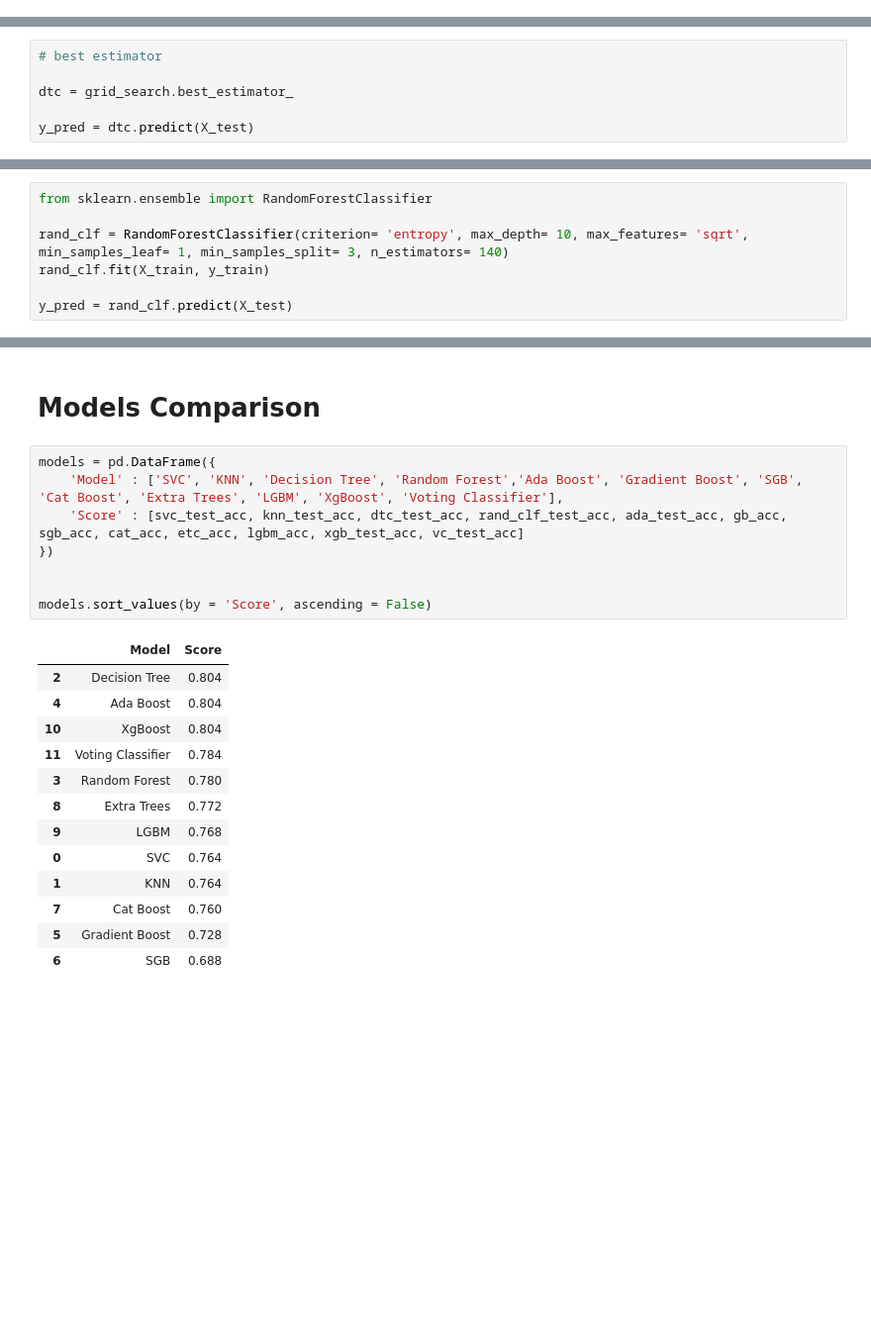
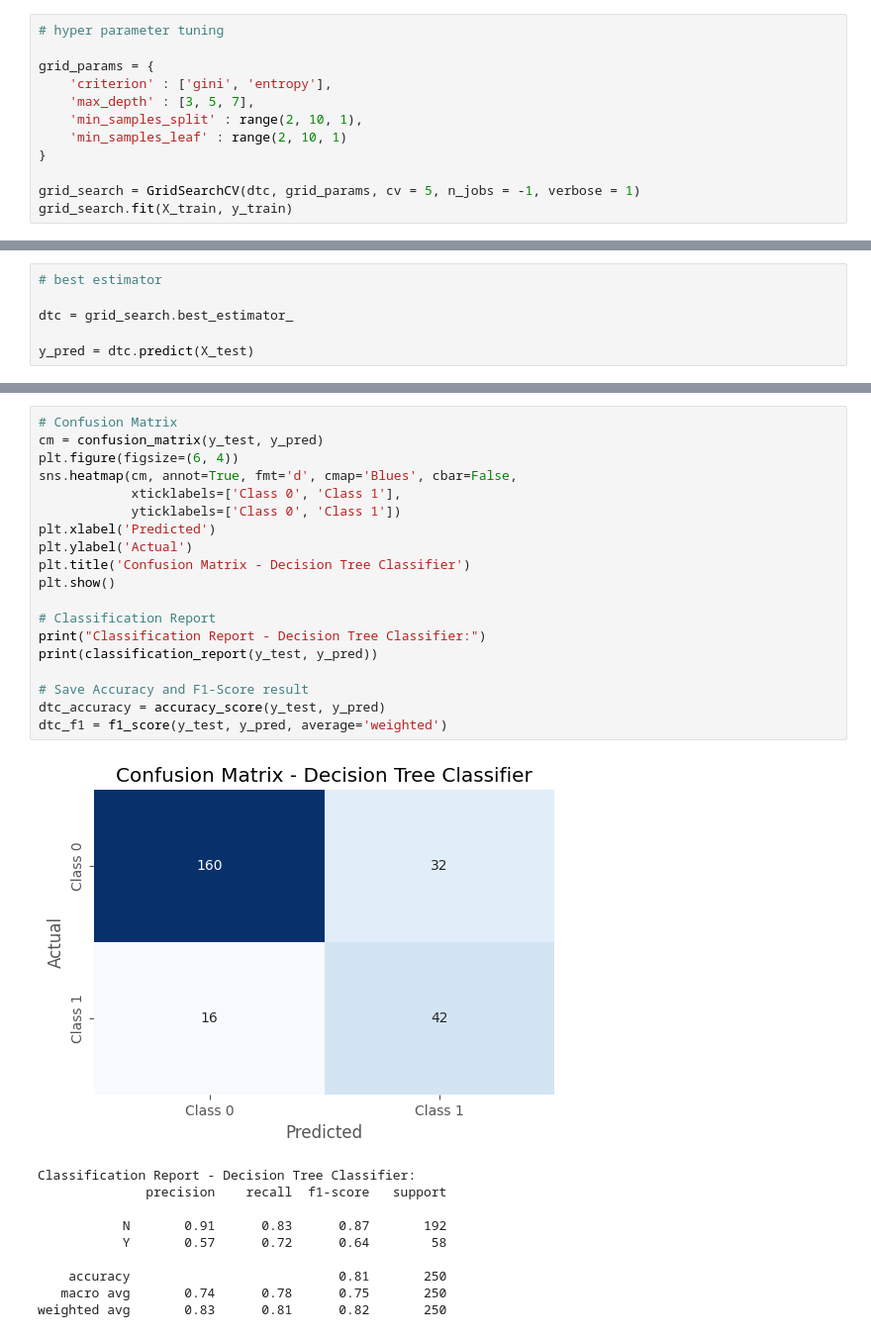
Before and after one commit to andrybrew/data-science-machine-learning-BI, a Jupyter notebook: ML/001_Classification.ipynb, the cells around one changed output, grey strips where cells are left out. Shown at 99% size. Cells and saved outputs as stored; diff of their text form; blank space fills up the shorter version.

```diff
--- a/ML/001_Classification.ipynb
+++ b/ML/001_Classification.ipynb
@@ -521,0 +588,12 @@ print(grid_search.best_score_)
+# %%
+# hyper parameter tuning
+
+grid_params = {
+    'criterion' : ['gini', 'entropy'],
+    'max_depth' : [3, 5, 7],
+    'min_samples_split' : range(2, 10, 1),
+    'min_samples_leaf' : range(2, 10, 1)
+}
+
+grid_search = GridSearchCV(dtc, grid_params, cv = 5, n_jobs = -1, verbose = 1)
+grid_search.fit(X_train, y_train)
@@ -556,7 +621,0 @@ weighted avg       0.81      0.80      0.81       250
-# %%
-from sklearn.ensemble import RandomForestClassifier
-
-rand_clf = RandomForestClassifier(criterion= 'entropy', max_depth= 10, max_features= 'sqrt', min_samples_leaf= 1, min_samples_split= 3, n_estimators= 140)
-rand_clf.fit(X_train, y_train)
-
-y_pred = rand_clf.predict(X_test)
@@ -966,24 +622,30 @@ weighted avg       0.76      0.78      0.77       250
-# %% [markdown]
-# Models Comparison
-# %%
-models = pd.DataFrame({
-    'Model' : ['SVC', 'KNN', 'Decision Tree', 'Random Forest','Ada Boost', 'Gradient Boost', 'SGB', 'Cat Boost', 'Extra Trees', 'LGBM', 'XgBoost', 'Voting Classifier'],
-    'Score' : [svc_test_acc, knn_test_acc, dtc_test_acc, rand_clf_test_acc, ada_test_acc, gb_acc, sgb_acc, cat_acc, etc_acc, lgbm_acc, xgb_test_acc, vc_test_acc]
-})
-
-
-models.sort_values(by = 'Score', ascending = False)
-# %% [output]
-|  | Model | Score |
-| 2 | Decision Tree | 0.804 |
-| 4 | Ada Boost | 0.804 |
-| 10 | XgBoost | 0.804 |
-| 11 | Voting Classifier | 0.784 |
-| 3 | Random Forest | 0.780 |
-| 8 | Extra Trees | 0.772 |
-| 9 | LGBM | 0.768 |
-| 0 | SVC | 0.764 |
-| 1 | KNN | 0.764 |
-| 7 | Cat Boost | 0.760 |
-| 5 | Gradient Boost | 0.728 |
-| 6 | SGB | 0.688 |
+# %%
+# Confusion Matrix
+cm = confusion_matrix(y_test, y_pred)
+plt.figure(figsize=(6, 4))
+sns.heatmap(cm, annot=True, fmt='d', cmap='Blues', cbar=False,
+            xticklabels=['Class 0', 'Class 1'],
+            yticklabels=['Class 0', 'Class 1'])
+plt.xlabel('Predicted')
+plt.ylabel('Actual')
+plt.title('Confusion Matrix - Decision Tree Classifier')
+plt.show()
+
+# Classification Report
+print("Classification Report - Decision Tree Classifier:")
+print(classification_report(y_test, y_pred))
+
+# Save Accuracy and F1-Score result
+dtc_accuracy = accuracy_score(y_test, y_pred)
+dtc_f1 = f1_score(y_test, y_pred, average='weighted')
+# %% [output]
+[figure, added]
+Classification Report - Decision Tree Classifier:
+              precision    recall  f1-score   support
+
+           N       0.91      0.83      0.87       192
+           Y       0.57      0.72      0.64        58
+
+    accuracy                           0.81       250
+   macro avg       0.74      0.78      0.75       250
+weighted avg       0.83      0.81      0.82       250
```
Also changed, not shown: parts of 140 cells of this notebook.
